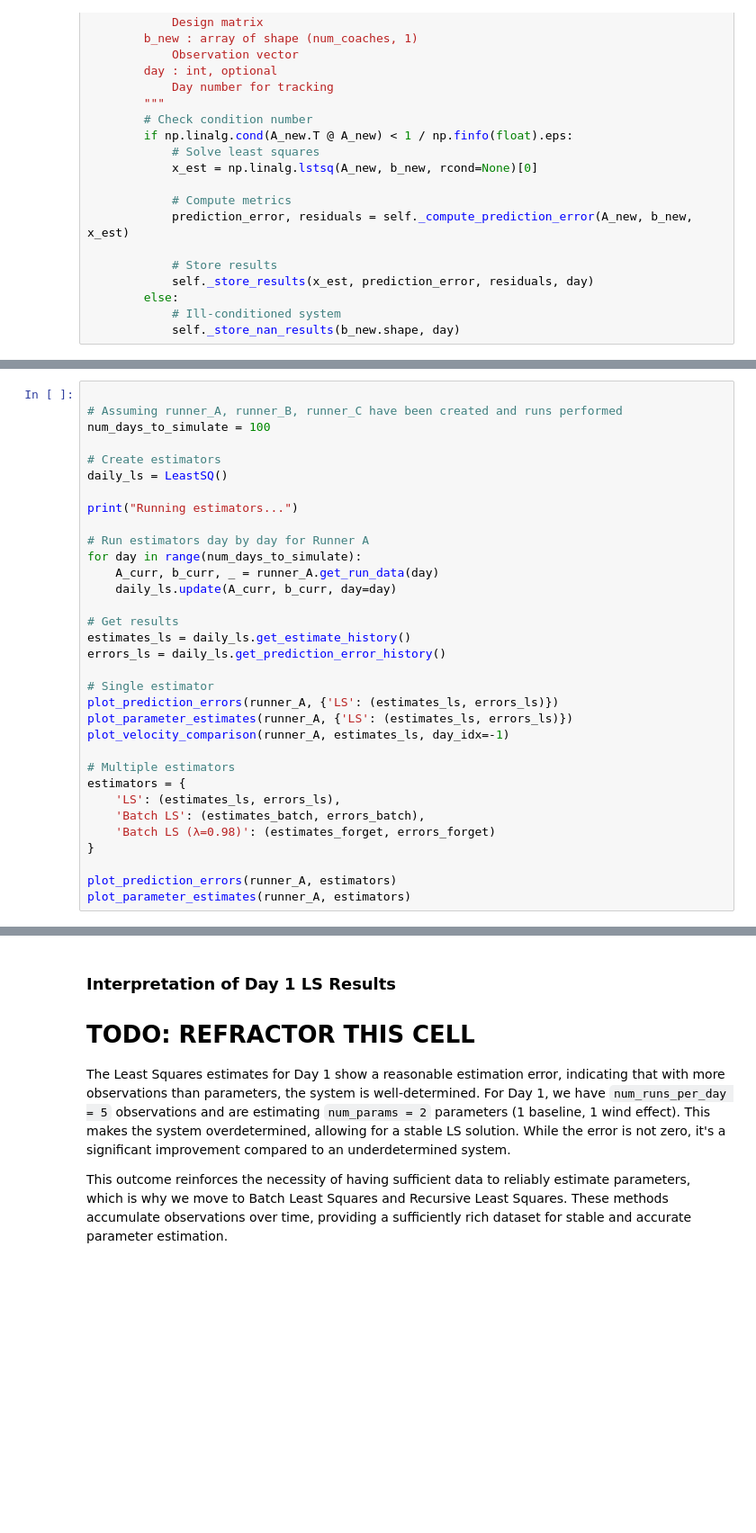
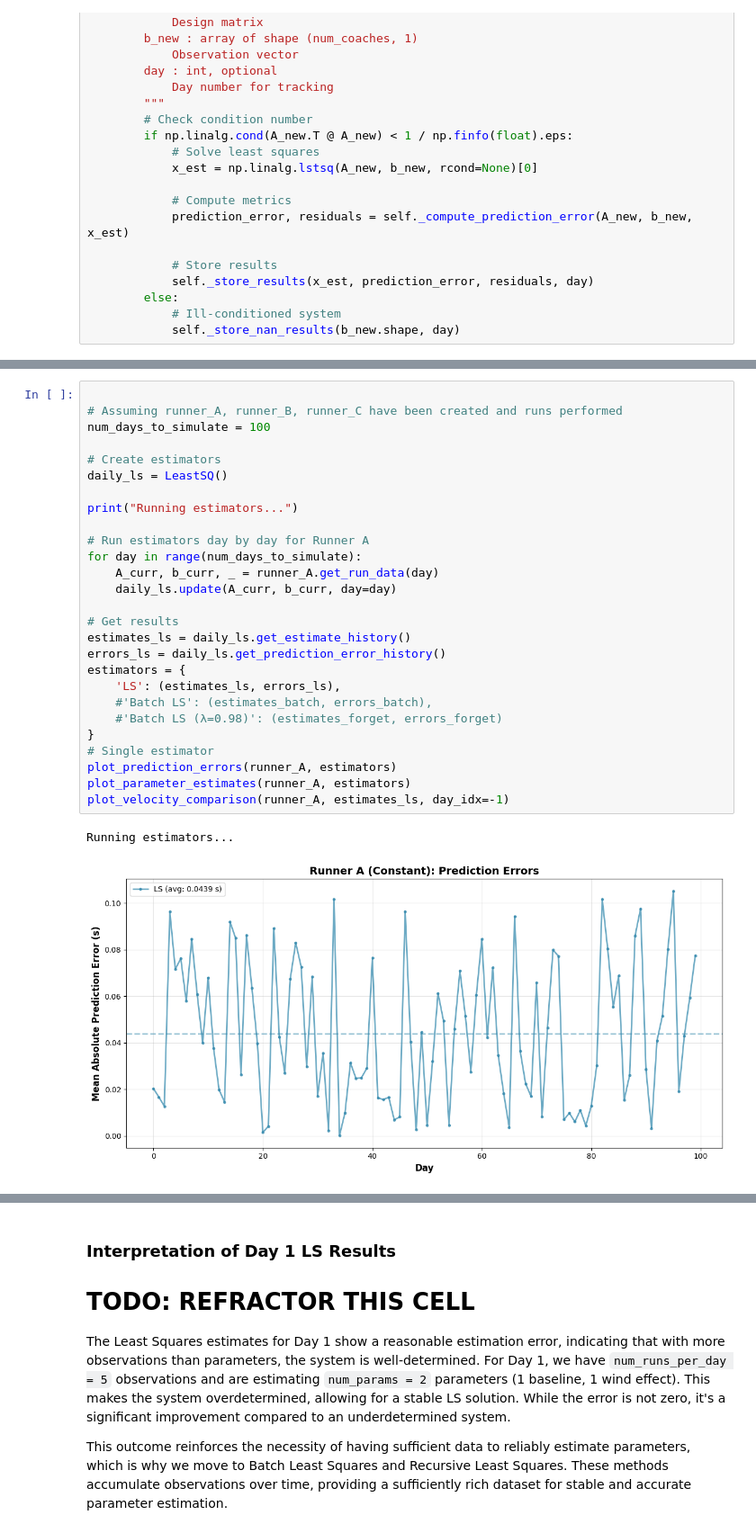
Before and after one commit to ysn9vq-gmu/rqe_tutorials, a Jupyter notebook: ls_rls.ipynb, the cells around one changed output, grey strips where cells are left out. Shown at 90% size. Cells and saved outputs as stored; diff of their text form; blank space fills up the shorter version.

```diff
--- a/ls_rls.ipynb
+++ b/ls_rls.ipynb
@@ -897,33 +896,30 @@ class LeastSQ(Estimator):
 # %%
 
 # Assuming runner_A, runner_B, runner_C have been created and runs performed
 num_days_to_simulate = 100
 
 # Create estimators
 daily_ls = LeastSQ()
 
 print("Running estimators...")
 
 # Run estimators day by day for Runner A
 for day in range(num_days_to_simulate):
     A_curr, b_curr, _ = runner_A.get_run_data(day)
     daily_ls.update(A_curr, b_curr, day=day)
 
 # Get results
 estimates_ls = daily_ls.get_estimate_history()
 errors_ls = daily_ls.get_prediction_error_history()
-
-# Single estimator
-plot_prediction_errors(runner_A, {'LS': (estimates_ls, errors_ls)})
-plot_parameter_estimates(runner_A, {'LS': (estimates_ls, errors_ls)})
-plot_velocity_comparison(runner_A, estimates_ls, day_idx=-1)
-
-# Multiple estimators
 estimators = {
     'LS': (estimates_ls, errors_ls),
-    'Batch LS': (estimates_batch, errors_batch),
-    'Batch LS (λ=0.98)': (estimates_forget, errors_forget)
+    #'Batch LS': (estimates_batch, errors_batch),
+    #'Batch LS (λ=0.98)': (estimates_forget, errors_forget)
 }
-
+# Single estimator
 plot_prediction_errors(runner_A, estimators)
 plot_parameter_estimates(runner_A, estimators)
+plot_velocity_comparison(runner_A, estimates_ls, day_idx=-1)
+# %% [output]
+Running estimators...
+[figure, added]
```
Also changed, not shown: parts of 3 cells of this notebook.
